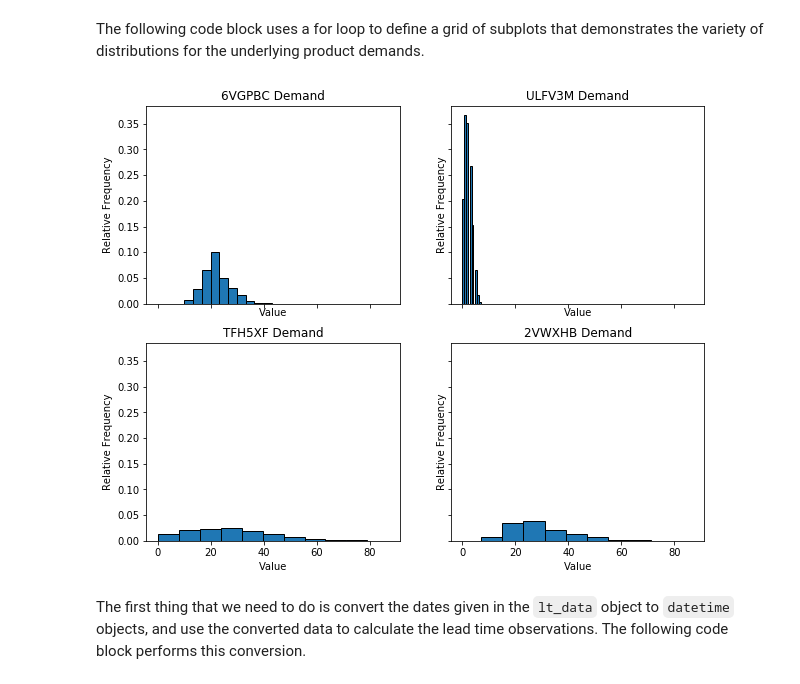
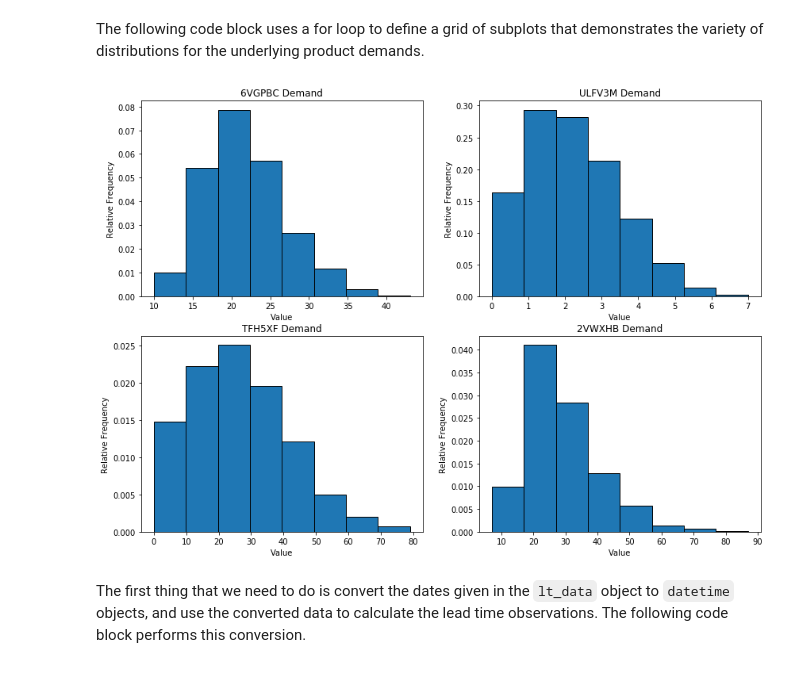
Before and after one commit to nkfreeman/OM_527_Materials, a Jupyter notebook: Reorder_Point_Determination/Reorder_Point_Determination.ipynb, the cells around one changed output. Saved outputs shown, nothing was run; the diff lists cells and outputs as text; code cells hidden in the pictures.

```diff
--- a/Reorder_Point_Determination/Reorder_Point_Determination.ipynb
+++ b/Reorder_Point_Determination/Reorder_Point_Determination.ipynb
@@ -44,21 +44,26 @@ The following code block uses a for loop to define a grid of subplots that demon
 # %%
 products_to_plot = [['6VGPBC', 'ULFV3M'],
                     ['TFH5XF','2VWXHB']]
 
-fig, ax = plt.subplots(len(products_to_plot), len(products_to_plot[0]), sharex = True, sharey = True, figsize = (10,8))
+fig, ax = plt.subplots(len(products_to_plot),
+                       len(products_to_plot[0]),
+                       figsize = (14,10))
 
 for row in range(len(products_to_plot)):
     for column in range(len(products_to_plot[0])):
         current_product = products_to_plot[row][column]
 
-        ax[row,column].hist(demand_data[current_product].values, edgecolor = 'k', density = True)
+        ax[row,column].hist(demand_data[current_product].values,
+                            edgecolor = 'k',
+                            bins = 8,
+                            density = True)
         ax[row,column].set_title(f'{current_product} Demand')
         ax[row,column].set_xlabel(f'Value')
         ax[row,column].set_ylabel(f'Relative Frequency')
 
 plt.show()
 # %% [output]
-[figure, old version]
+[figure, new version]
 # %% [markdown]
 The first thing that we need to do is convert the dates given in the `lt_data` object to `datetime` objects, and use the converted data to calculate the lead time observations. The following code block performs this conversion.
 # %%
```
Also changed, not shown: parts of 5 cells of this notebook, 1 other file.
